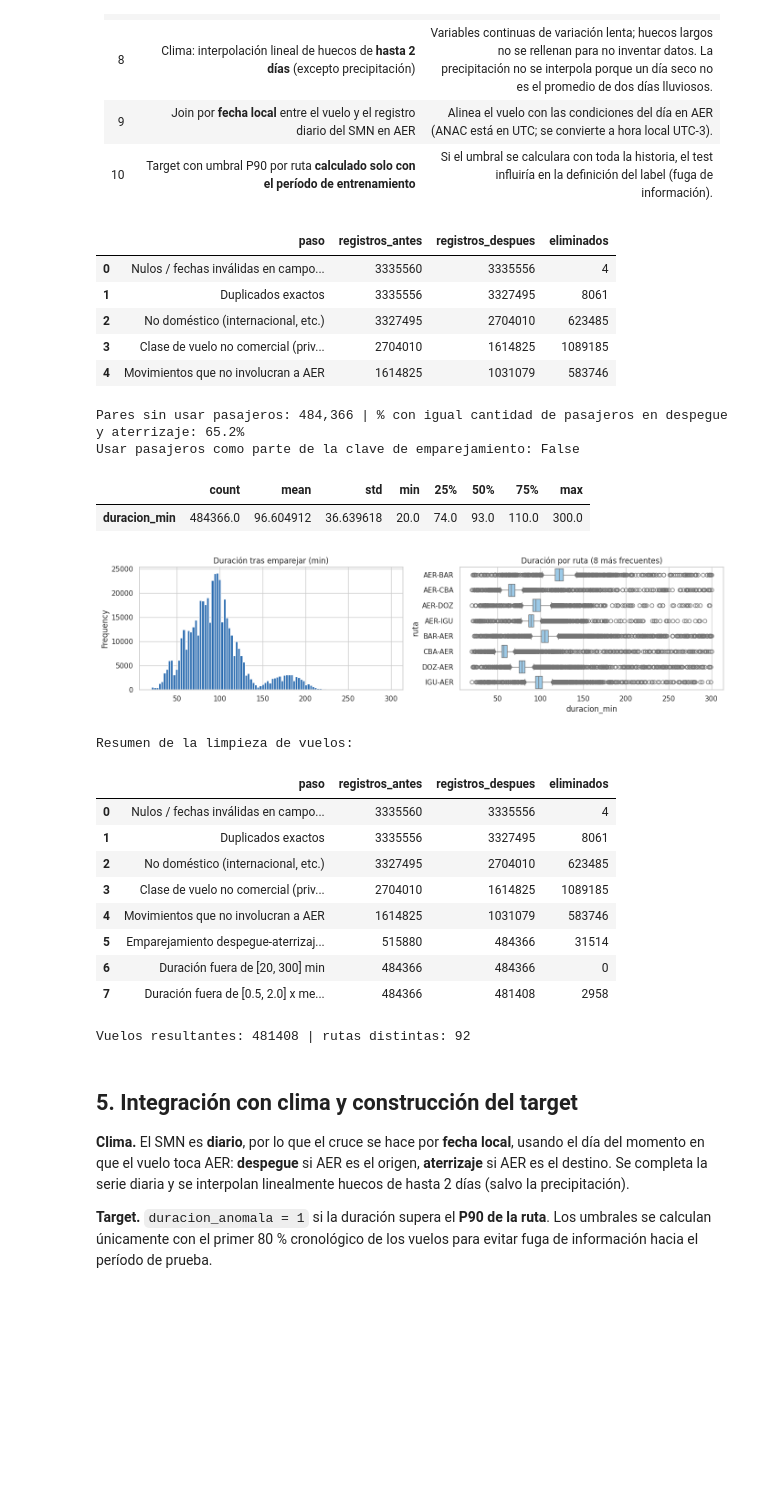
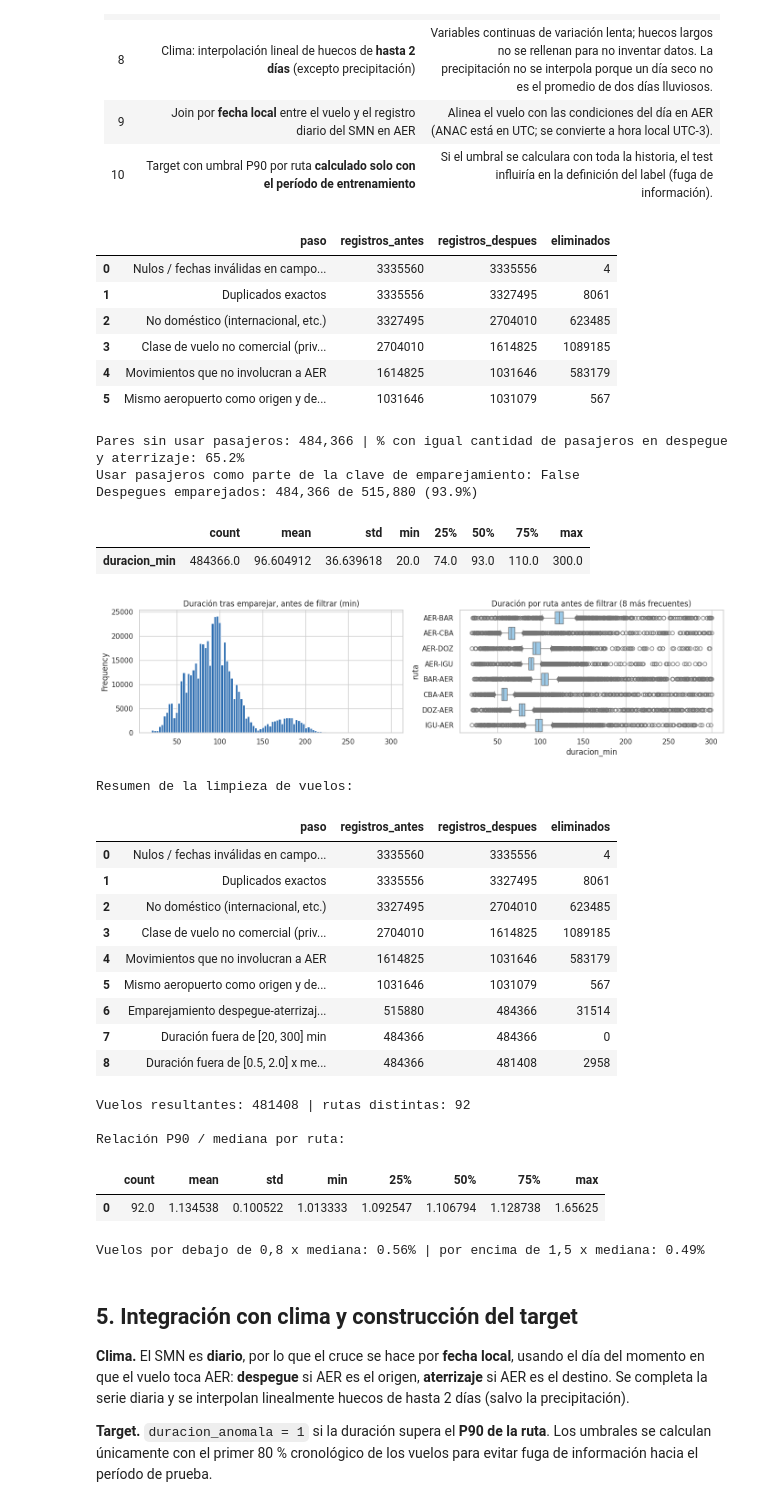
Before and after one commit to erquiroga/ar_2026, a Jupyter notebook: Grupo_Nro_32_Duracion_Anomala_Vuelos.ipynb, the cells around one changed output. Cells and saved outputs as stored; diff of their text form; code cells hidden in the pictures; blank space fills up the shorter version.

```diff
--- a/Grupo_Nro_32_Duracion_Anomala_Vuelos.ipynb
+++ b/Grupo_Nro_32_Duracion_Anomala_Vuelos.ipynb
@@ -84,11 +84,10 @@ import unicodedata
 def arreglar(s):
     # Corrige "mojibake" (UTF-8 leído como cp1252/latin-1): 'DomÃ©stico' -> 'Doméstico'
     if isinstance(s, str) and ("Ã" in s or "Â" in s):
-        for enc in ("cp1252", "latin-1"):
-            try:
-                return s.encode(enc).decode("utf-8")
-            except (UnicodeEncodeError, UnicodeDecodeError):
-                continue
+        try:
+            return bytes(ord(ch) if ord(ch) < 256 else ch.encode("cp1252")[0] for ch in s).decode("utf-8")
+        except (UnicodeEncodeError, UnicodeDecodeError):
+            return s
     return s
 
 def norm(s):
@@ -442,7 +471,7 @@ df = anac.copy()
 # 1-2. Normalización y nulos clave
 for c in ["aeropuerto", "orig_dest", "aerolinea", "aeronave"]:
     df[c] = df[c].map(lambda x: x.upper() if isinstance(x, str) else x)
-df["aerolinea"] = df["aerolinea"].fillna("DESCONOCIDO")
+df["aerolinea"] = df["aerolinea"].replace({"0": "DESCONOCIDO"}).fillna("DESCONOCIDO")
 df["aeronave"]  = df["aeronave"].replace({"0": "DESCONOCIDO"}).fillna("DESCONOCIDO")
 t = df["tipo"].astype(str).str.lower()
 df["tipo"] = np.where(t.str.startswith("desp"), "Despegue", np.where(t.str.startswith("aterr"), "Aterrizaje", None))
@@ -468,9 +497,12 @@ registrar("Clase de vuelo no comercial (privado, trabajo aéreo, etc.)", n, len(
 # 5. Alcance AER (se conservan ambos registros de cada vuelo: el del propio AER y el del otro aeropuerto)
 n = len(df)
 df = df[(df["aeropuerto"] == AP_REF) | (df["orig_dest"] == AP_REF)]
-df = df[df["aeropuerto"] != df["orig_dest"]]
 registrar(f"Movimientos que no involucran a {AP_REF}", n, len(df))
 
+n = len(df)
+df = df[df["aeropuerto"] != df["orig_dest"]]
+registrar("Mismo aeropuerto como origen y destino", n, len(df))
+
 pd.DataFrame(log)
 # %% [output]
 |  | paso | registros_antes | registros_despues | eliminados |
@@ -478,7 +510,8 @@ pd.DataFrame(log)
 | 1 | Duplicados exactos | 3335556 | 3327495 | 8061 |
 | 2 | No doméstico (internacional, etc.) | 3327495 | 2704010 | 623485 |
 | 3 | Clase de vuelo no comercial (priv... | 2704010 | 1614825 | 1089185 |
-| 4 | Movimientos que no involucran a AER | 1614825 | 1031079 | 583746 |
+| 4 | Movimientos que no involucran a AER | 1614825 | 1031646 | 583179 |
+| 5 | Mismo aeropuerto como origen y de... | 1031646 | 1031079 | 567 |
 # %%
 # 6. Emparejamiento despegue -> aterrizaje SIN matrícula ni número de vuelo
 # Clave: (origen, destino, aerolínea, modelo de aeronave [, pasajeros]).
@@ -529,52 +562,67 @@ vuelos = par.assign(
     duracion_min=par["t_lleg"] - par["t_sal"],
 ).drop(columns=["t_sal", "t_lleg", "pax_dep", "pax_ate"])
 registrar("Emparejamiento despegue-aterrizaje (la unidad pasa a ser 'vuelo'; se parte de los despegues)", n_dep, len(vuelos))
+print(f"Despegues emparejados: {len(vuelos):,} de {n_dep:,} ({len(vuelos)/n_dep:.1%})")
 display(vuelos["duracion_min"].describe().to_frame().T)
 # %% [output]
 Pares sin usar pasajeros: 484,366 | % con igual cantidad de pasajeros en despegue y aterrizaje: 65.2%
 Usar pasajeros como parte de la clave de emparejamiento: False
+Despegues emparejados: 484,366 de 515,880 (93.9%)
 |  | count | mean | std | min | 25% | 50% | 75% | max |
 | duracion_min | 484366.0 | 96.604912 | 36.639618 | 20.0 | 74.0 | 93.0 | 110.0 | 300.0 |
 # %%
 # 7. Validación de duraciones: rango global y relativo a la mediana de cada ruta
 vuelos["ruta"] = vuelos["origen"] + "-" + vuelos["destino"]
 
 fig, ax = plt.subplots(1, 2, figsize=(14, 3.8))
 vuelos["duracion_min"].plot.hist(bins=100, ax=ax[0], color="#2b6cb0")
-ax[0].set_title("Duración tras emparejar (min)")
+ax[0].set_title("Duración tras emparejar, antes de filtrar (min)")
 top = vuelos["ruta"].value_counts().head(8).index
 sns.boxplot(data=vuelos[vuelos["ruta"].isin(top)], y="ruta", x="duracion_min", ax=ax[1], color="#90cdf4")
-ax[1].set_title("Duración por ruta (8 más frecuentes)")
+ax[1].set_title("Duración por ruta antes de filtrar (8 más frecuentes)")
 plt.tight_layout(); plt.show()
 
 n = len(vuelos)
 vuelos = vuelos[vuelos["duracion_min"].between(MIN_DUR, MAX_DUR)]
 registrar(f"Duración fuera de [{MIN_DUR}, {MAX_DUR}] min", n, len(vuelos))
 
 med = vuelos.groupby("ruta")["duracion_min"].transform("median")
 n = len(vuelos)
 vuelos = vuelos[(vuelos["duracion_min"] >= FACTOR_MIN * med) & (vuelos["duracion_min"] <= FACTOR_MAX * med)].copy()
 registrar(f"Duración fuera de [{FACTOR_MIN}, {FACTOR_MAX}] x mediana de la ruta", n, len(vuelos))
 
 vuelos["sentido"] = np.where(vuelos["origen"] == AP_REF, "sale_AER", "llega_AER")
 vuelos = vuelos.reset_index(drop=True)
 
 print("Resumen de la limpieza de vuelos:")
 display(pd.DataFrame(log))
 print("Vuelos resultantes:", len(vuelos), "| rutas distintas:", vuelos["ruta"].nunique())
+
+r = vuelos.groupby("ruta")["duracion_min"].agg(mediana="median", p90=lambda s: s.quantile(0.90))
+print("\nRelación P90 / mediana por ruta:")
+display((r["p90"] / r["mediana"]).describe().to_frame().T)
+
+rel = vuelos["duracion_min"] / vuelos.groupby("ruta")["duracion_min"].transform("median")
+print(f"\nVuelos por debajo de 0,8 x mediana: {(rel < 0.8).mean():.2%} | por encima de 1,5 x mediana: {(rel > 1.5).mean():.2%}")
 # %% [output]
-[figure, old version]
+[figure, new version]
 Resumen de la limpieza de vuelos:
 |  | paso | registros_antes | registros_despues | eliminados |
 | 0 | Nulos / fechas inválidas en campo... | 3335560 | 3335556 | 4 |
 | 1 | Duplicados exactos | 3335556 | 3327495 | 8061 |
 | 2 | No doméstico (internacional, etc.) | 3327495 | 2704010 | 623485 |
 | 3 | Clase de vuelo no comercial (priv... | 2704010 | 1614825 | 1089185 |
-| 4 | Movimientos que no involucran a AER | 1614825 | 1031079 | 583746 |
-| 5 | Emparejamiento despegue-aterrizaj... | 515880 | 484366 | 31514 |
-| 6 | Duración fuera de [20, 300] min | 484366 | 484366 | 0 |
-| 7 | Duración fuera de [0.5, 2.0] x me... | 484366 | 481408 | 2958 |
+| 4 | Movimientos que no involucran a AER | 1614825 | 1031646 | 583179 |
+| 5 | Mismo aeropuerto como origen y de... | 1031646 | 1031079 | 567 |
+| 6 | Emparejamiento despegue-aterrizaj... | 515880 | 484366 | 31514 |
+| 7 | Duración fuera de [20, 300] min | 484366 | 484366 | 0 |
+| 8 | Duración fuera de [0.5, 2.0] x me... | 484366 | 481408 | 2958 |
 Vuelos resultantes: 481408 | rutas distintas: 92
+
+Relación P90 / mediana por ruta:
+|  | count | mean | std | min | 25% | 50% | 75% | max |
+| 0 | 92.0 | 1.134538 | 0.100522 | 1.013333 | 1.092547 | 1.106794 | 1.128738 | 1.65625 |
+Vuelos por debajo de 0,8 x mediana: 0.56% | por encima de 1,5 x mediana: 0.49%
 # %% [markdown]
 ## 5. Integración con clima y construcción del target
 
```
Also changed, not shown: parts of 4 cells of this notebook.
